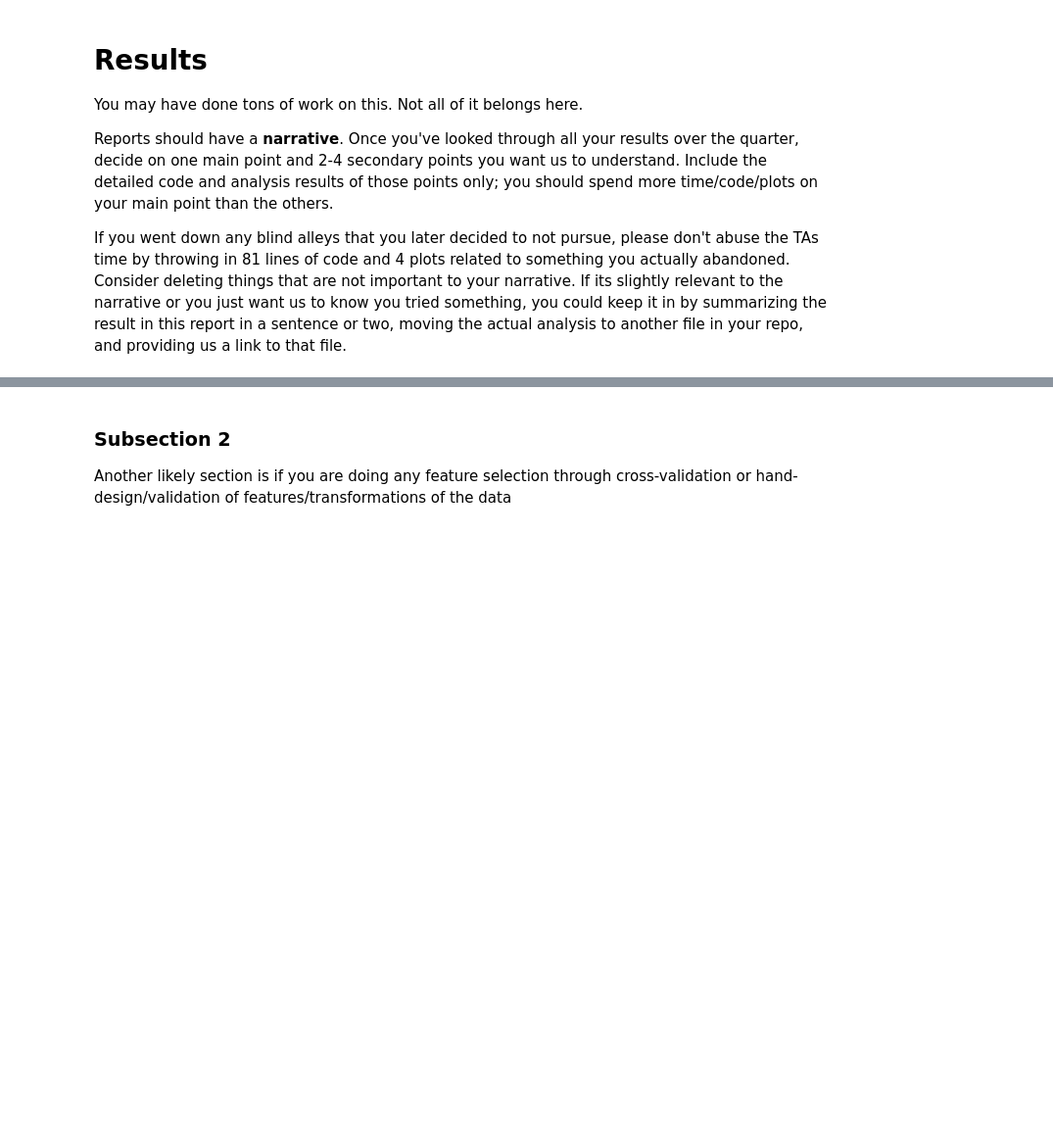
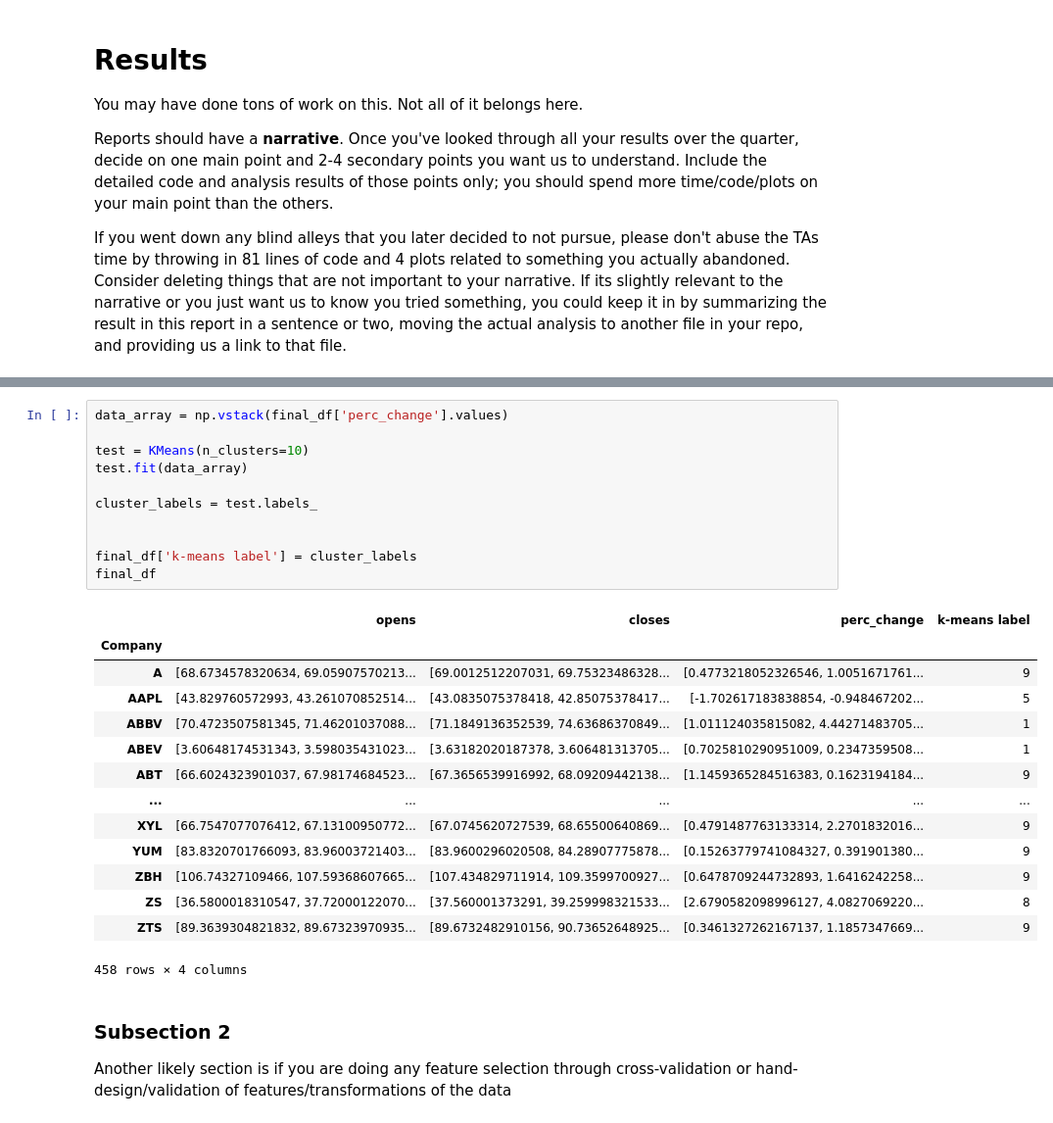
Before and after one commit to helclp/Stock_Volatility_ML_study, a Jupyter notebook: FinalProject_groupXXX.ipynb, the cells around one changed output, grey strips where cells are left out. Shown at 98% size. Cells and saved outputs as stored; diff of their text form; blank space fills up the shorter version.

Commit message:
added k-means label to df

```diff
--- a/FinalProject_groupXXX.ipynb
+++ b/FinalProject_groupXXX.ipynb
@@ -139,3 +150,29 @@ You will likely have different subsections as you go through your report. For in
+# %%
+data_array = np.vstack(final_df['perc_change'].values)
+
+test = KMeans(n_clusters=10)
+test.fit(data_array)
+
+cluster_labels = test.labels_
+
+
+final_df['k-means label'] = cluster_labels
+final_df
+# %% [output]
+|  | opens | closes | perc_change | k-means label |
+| Company |  |  |  |  |
+| A | [68.6734578320634, 69.05907570213... | [69.0012512207031, 69.75323486328... | [0.4773218052326546, 1.0051671761... | 9 |
+| AAPL | [43.829760572993, 43.261070852514... | [43.0835075378418, 42.85075378417... | [-1.702617183838854, -0.948467202... | 5 |
+| ABBV | [70.4723507581345, 71.46201037088... | [71.1849136352539, 74.63686370849... | [1.011124035815082, 4.44271483705... | 1 |
+| ABEV | [3.60648174531343, 3.598035431023... | [3.63182020187378, 3.606481313705... | [0.7025810290951009, 0.2347359508... | 1 |
+| ABT | [66.6024323901037, 67.98174684523... | [67.3656539916992, 68.09209442138... | [1.1459365284516383, 0.1623194184... | 9 |
+| ... | ... | ... | ... | ... |
+| XYL | [66.7547077076412, 67.13100950772... | [67.0745620727539, 68.65500640869... | [0.4791487763133314, 2.2701832016... | 9 |
+| YUM | [83.8320701766093, 83.96003721403... | [83.9600296020508, 84.28907775878... | [0.15263779741084327, 0.391901380... | 9 |
+| ZBH | [106.74327109466, 107.59368607665... | [107.434829711914, 109.3599700927... | [0.6478709244732893, 1.6416242258... | 9 |
+| ZS | [36.5800018310547, 37.72000122070... | [37.560001373291, 39.259998321533... | [2.6790582098996127, 4.0827069220... | 8 |
+| ZTS | [89.3639304821832, 89.67323970935... | [89.6732482910156, 90.73652648925... | [0.3461327262167137, 1.1857347669... | 9 |
+458 rows × 4 columns
 # %% [markdown]
 ### Subsection 2
 
```
Also changed, not shown: parts of 3 cells of this notebook.
